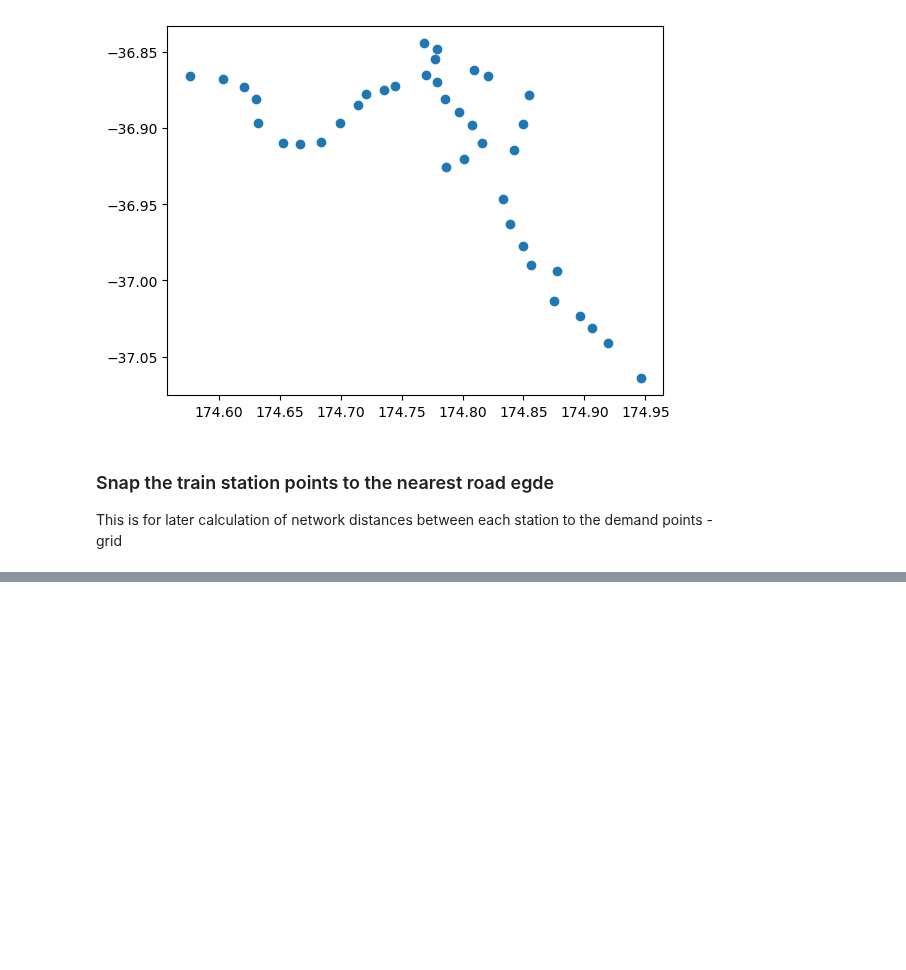
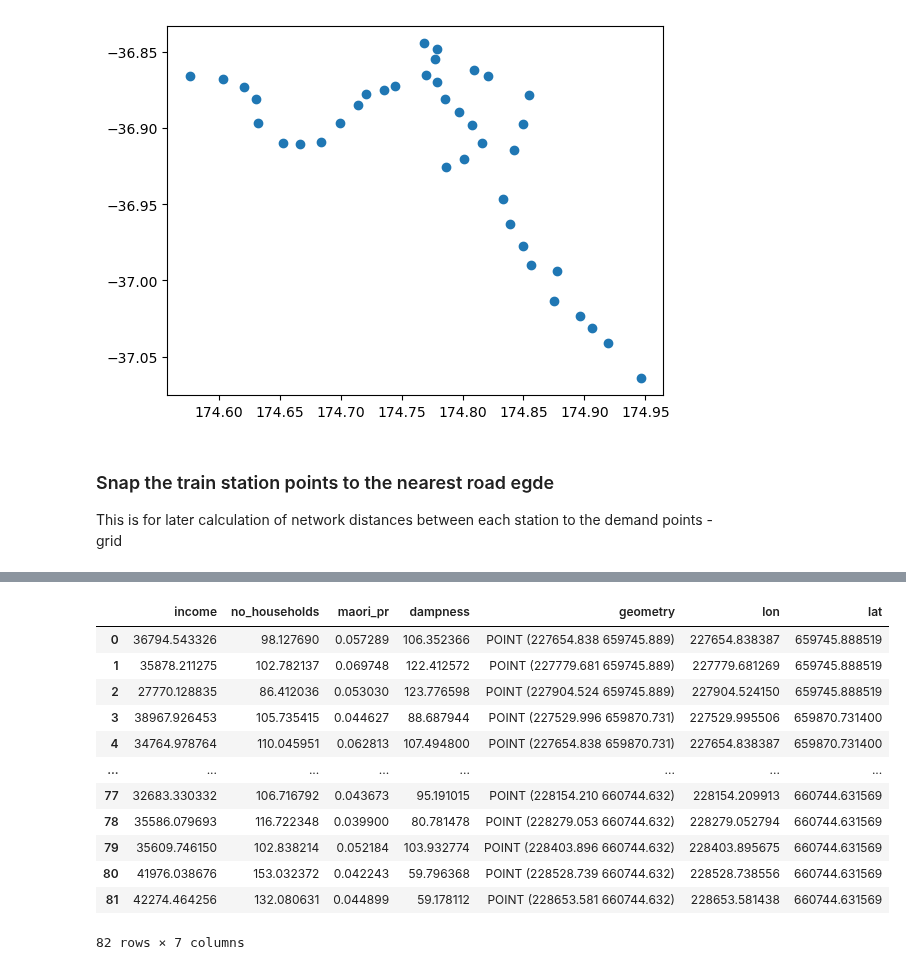
Before and after one commit to jankomag/uli-nz, a Jupyter notebook: test.ipynb, the cells around one changed output, grey strips where cells are left out. Saved outputs shown, nothing was run; the diff lists cells and outputs as text; code cells hidden in the pictures; blank space fills up the shorter version.

```diff
--- a/test.ipynb
+++ b/test.ipynb
@@ -154,0 +116,8 @@ plt.tight_layout()
+# %%
+nodes_proj, edges_proj = ox.graph_to_gdfs(Gsmol, nodes=True, edges=True)
+# %%
+orig_node, dist_origin_to_edge = ox.distance.nearest_nodes(Gsmol, 174.762338, -36.853693, return_dist=True)
+target_node, dist_target_to_edge= ox.distance.nearest_nodes(Gsmol, 174.763902, -36.850447, return_dist=True)
+
+o_closest = nodes_proj.loc[orig_node]
+t_closest = nodes_proj.loc[target_node]
@@ -154,0 +145,18 @@ plt.tight_layout()
+# %%
+grid2 = grid
+# %%
+for pidx, point in enumerate(grid.itertuples()):
+    orig_node, dist_origin_to_edge = ox.distance.nearest_nodes(Gsmol, point.geometry.x, point.geometry.y, return_dist=True)
+    o_closest = nodes_proj.loc[orig_node]
+    #print("Distance of origin node to edge", dist_origin_to_edge)
+    for idx, station in enumerate(stations.itertuples()):
+        target_node, dist_target_to_edge= ox.distance.nearest_nodes(Gsmol, station.lon, station.lat, return_dist=True)
+        t_closest = nodes_proj.loc[target_node]
+
+        od_nodes = gpd.GeoDataFrame([o_closest, t_closest], geometry='geometry', crs=nodes_proj.crs)
+
+        shortest_path_length = nx.shortest_path_length(Gsmol, source=orig_node, target=target_node, weight='length')
+        shortest_path_full_length = shortest_path_length + dist_origin_to_edge + dist_target_to_edge
+        print("Doing point", pidx, ". Distance to station ", station.STOPNAME, " is ", shortest_path_full_length)
+
+    grid2.loc[pidx]["shortest_distance_to_station"] = shortest_path_full_length
@@ -154,0 +348,16 @@ plt.tight_layout()
+# %%
+grid2
+# %% [output]
+|  | income | no_households | maori_pr | dampness | geometry | lon | lat |
+| 0 | 36794.543326 | 98.127690 | 0.057289 | 106.352366 | POINT (227654.838 659745.889) | 227654.838387 | 659745.888519 |
+| 1 | 35878.211275 | 102.782137 | 0.069748 | 122.412572 | POINT (227779.681 659745.889) | 227779.681269 | 659745.888519 |
+| 2 | 27770.128835 | 86.412036 | 0.053030 | 123.776598 | POINT (227904.524 659745.889) | 227904.524150 | 659745.888519 |
+| 3 | 38967.926453 | 105.735415 | 0.044627 | 88.687944 | POINT (227529.996 659870.731) | 227529.995506 | 659870.731400 |
+| 4 | 34764.978764 | 110.045951 | 0.062813 | 107.494800 | POINT (227654.838 659870.731) | 227654.838387 | 659870.731400 |
+| ... | ... | ... | ... | ... | ... | ... | ... |
+| 77 | 32683.330332 | 106.716792 | 0.043673 | 95.191015 | POINT (228154.210 660744.632) | 228154.209913 | 660744.631569 |
+| 78 | 35586.079693 | 116.722348 | 0.039900 | 80.781478 | POINT (228279.053 660744.632) | 228279.052794 | 660744.631569 |
+| 79 | 35609.746150 | 102.838214 | 0.052184 | 103.932774 | POINT (228403.896 660744.632) | 228403.895675 | 660744.631569 |
+| 80 | 41976.038676 | 153.032372 | 0.042243 | 59.796368 | POINT (228528.739 660744.632) | 228528.738556 | 660744.631569 |
+| 81 | 42274.464256 | 132.080631 | 0.044899 | 59.178112 | POINT (228653.581 660744.632) | 228653.581438 | 660744.631569 |
+82 rows × 7 columns
```
Also changed, not shown: parts of 17 cells of this notebook, 1 other file.
